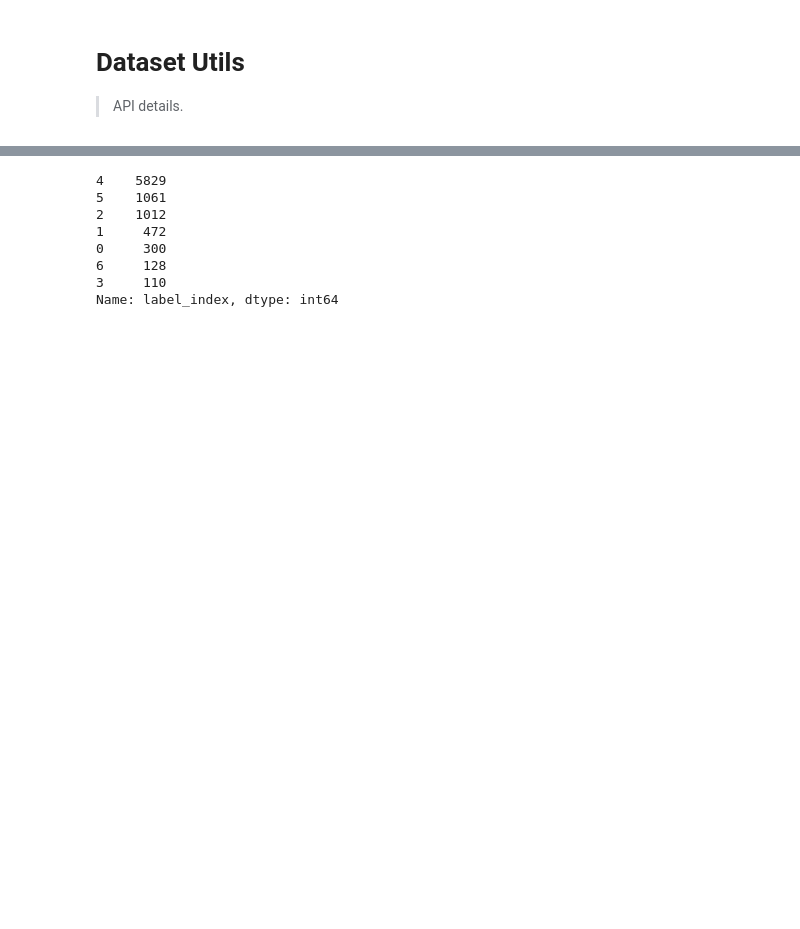
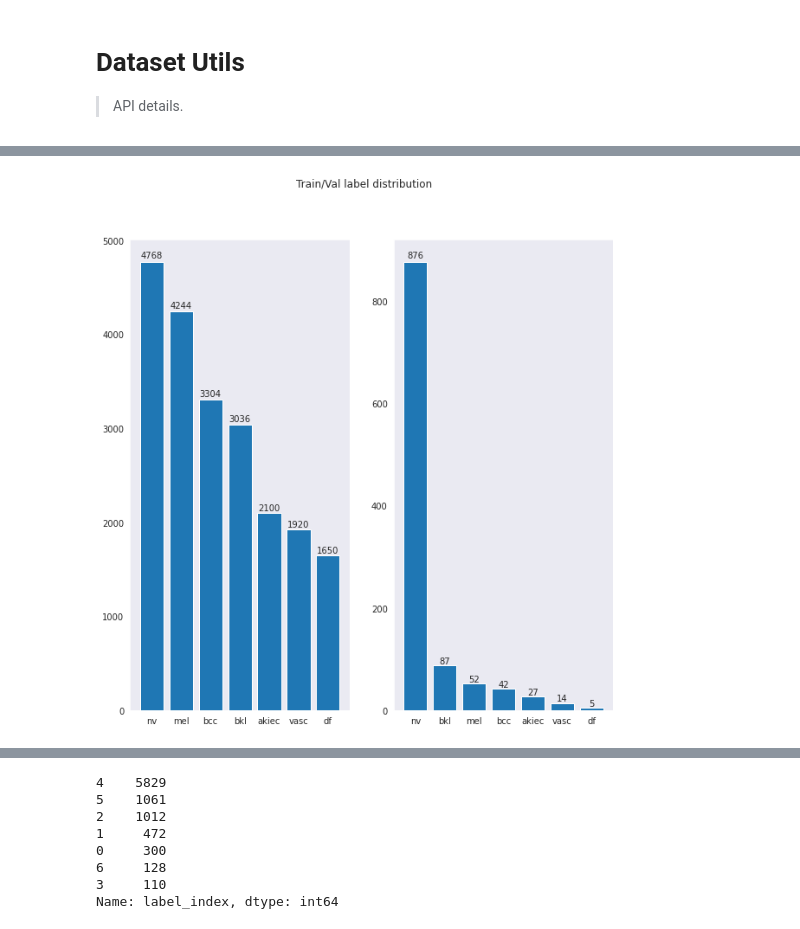
Before and after one commit to bomcon123456/isic, a Jupyter notebook: nbs/utils_dataset.ipynb, the cells around one changed output, grey strips where cells are left out. Cells and saved outputs as stored; diff of their text form; code cells hidden in the pictures; blank space fills up the shorter version.

```diff
--- a/nbs/utils_dataset.ipynb
+++ b/nbs/utils_dataset.ipynb
@@ -208,3 +211,44 @@ def oversampling_not_flat_df(df, data_aug_rate=None):
         if data_aug_rate[i]:
             df=df.append([df.loc[df['label_index'] == i,:]]*(data_aug_rate[i]-1), ignore_index=True)
     return df
+# %%
+def autolabel(rects,ax):
+    """
+    Attach a text label above each bar displaying its height
+    """
+    for rect in rects:
+        height = rect.get_height()
+        ax.text(rect.get_x() + rect.get_width()/2., 1.005*height,
+                '%d' % int(height),
+                ha='center', va='bottom')
+# %%
+def plot_train_val_distribution(train_df, valid_df):
+    fig, (ax1, ax2) = plt.subplots(1, 2,figsize=(10,10))
+    fig.suptitle('Train/Val label distribution')
+    train = train_df['dx'].value_counts()
+    val = valid_df['dx'].value_counts()
+    rect1 = ax1.bar(train.keys(), train.values)
+    rect2 = ax2.bar(val.keys(), val.values)
+    autolabel(rect1,ax1)
+    autolabel(rect2,ax2)
+# %%
+def train_val_distribution(df_func=None):
+    df = pd.read_csv(PathConfig.CSV_PATH)
+    train_df, valid_df, labels = preprocess_df(df, 0.2)
+    if df_func is not None:
+        train_df = df_func(train_df)
+    plot_train_val_distribution(train_df, valid_df)
+# %%
+#export
+def hybridsampling_df(df, data_aug_rate=None):
+    if data_aug_rate is None:
+        data_aug_rate = [7, 7, 3, 15,-0.2, 4, 15]
+    for i in range(7):
+        if data_aug_rate[i]>0:
+            df=df.append([df.loc[df['label_index'] == i,:]]*(data_aug_rate[i]-1), ignore_index=True)
+        elif data_aug_rate[i]<0:
+            entries = df.loc[df['label_index'] == i,:].index.tolist()
+            dropIndices = np.random.choice(entries, size = int(len(entries)*abs(data_aug_rate[i])))
+            df = df.drop(dropIndices)
+            entries = df.loc[df['label_index'] == i,:].index.tolist()
+    return df
@@ -211,3 +280,7 @@ def oversampling_not_flat_df(df, data_aug_rate=None):
+# %%
+train_val_distribution(hybridsampling_df)
+# %% [output]
+[figure, added]
 # %%
 df = pd.read_csv(PathConfig.CSV_PATH)
 train_df, valid_df, labels = preprocess_df(df, 0.2)
```
Also changed, not shown: parts of 12 cells of this notebook, 8 other files.
